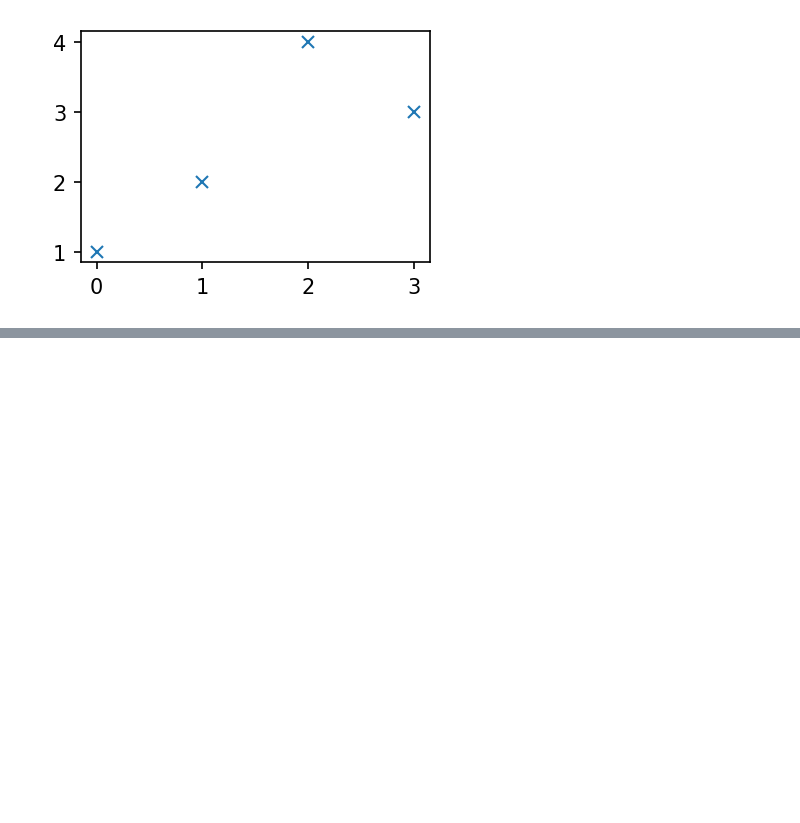
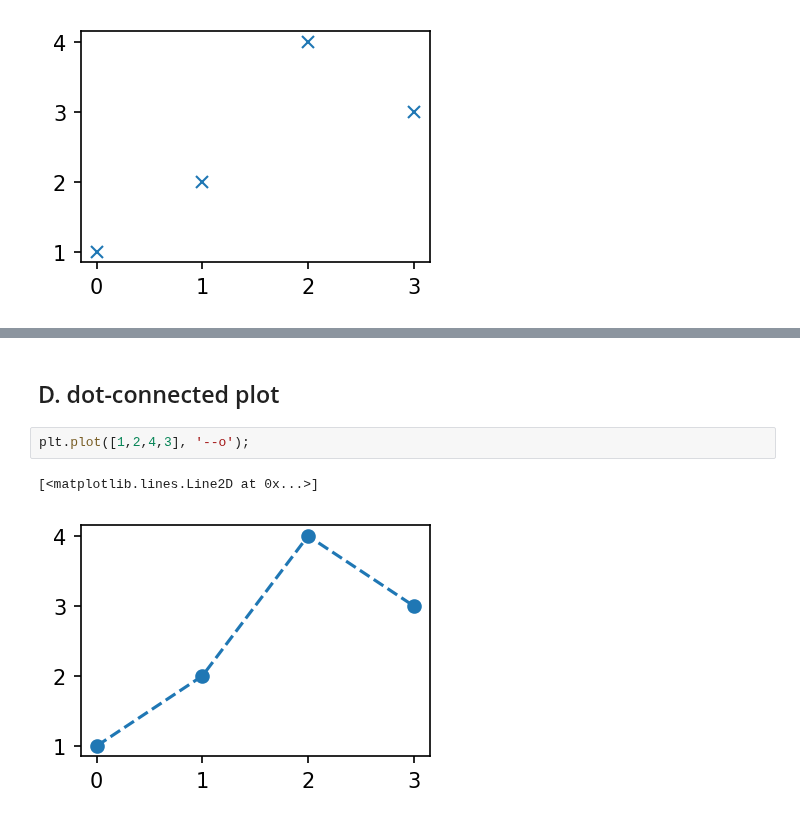
Before and after one commit to va4756/big_RaeJung, a Jupyter notebook: choi_guis_01.ipynb, the cells around one changed output, grey strips where cells are left out. Saved outputs shown, nothing was run; the diff lists cells and outputs as text; blank space fills up the shorter version.

```diff
--- a/choi_guis_01.ipynb
+++ b/choi_guis_01.ipynb
@@ -241,0 +254,7 @@ plt.plot([1,2,4,3], 'x');
+# %% [markdown]
+## D. dot-connected plot
+# %%
+plt.plot([1,2,4,3], '--o');
+# %% [output]
+[<matplotlib.lines.Line2D at 0x...>]
+[figure, added]
```
Also changed, not shown: parts of 53 cells of this notebook.
